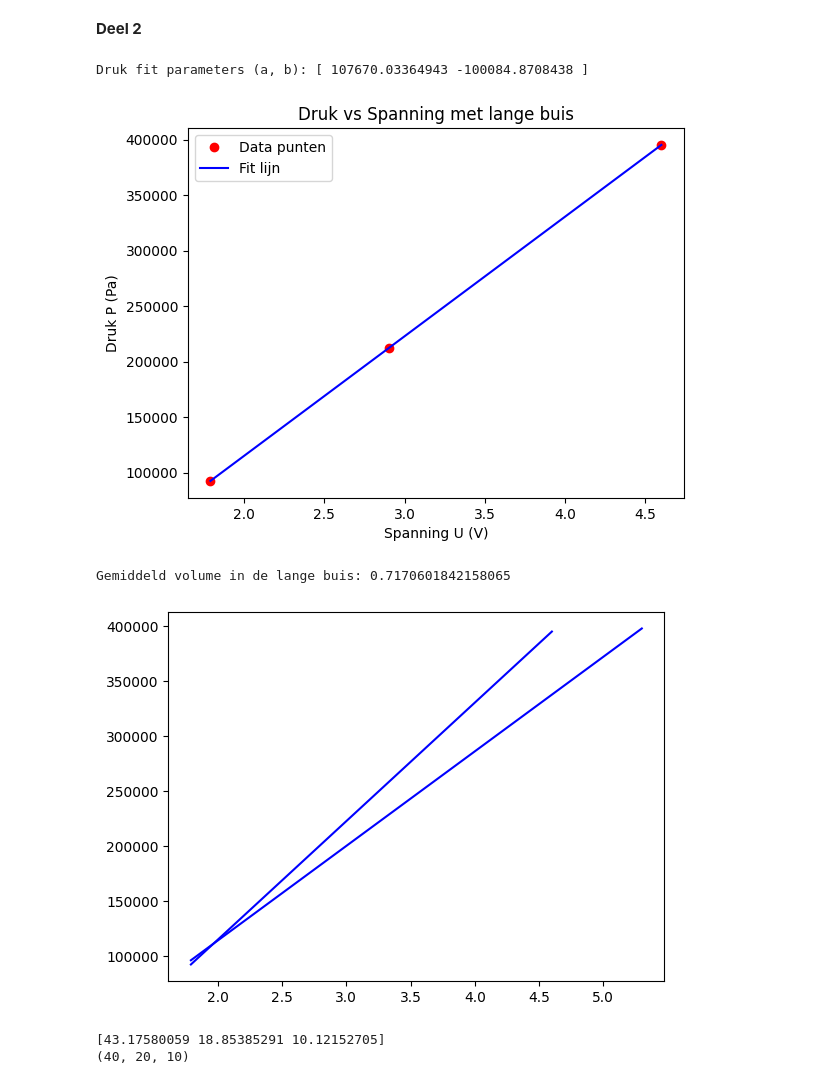
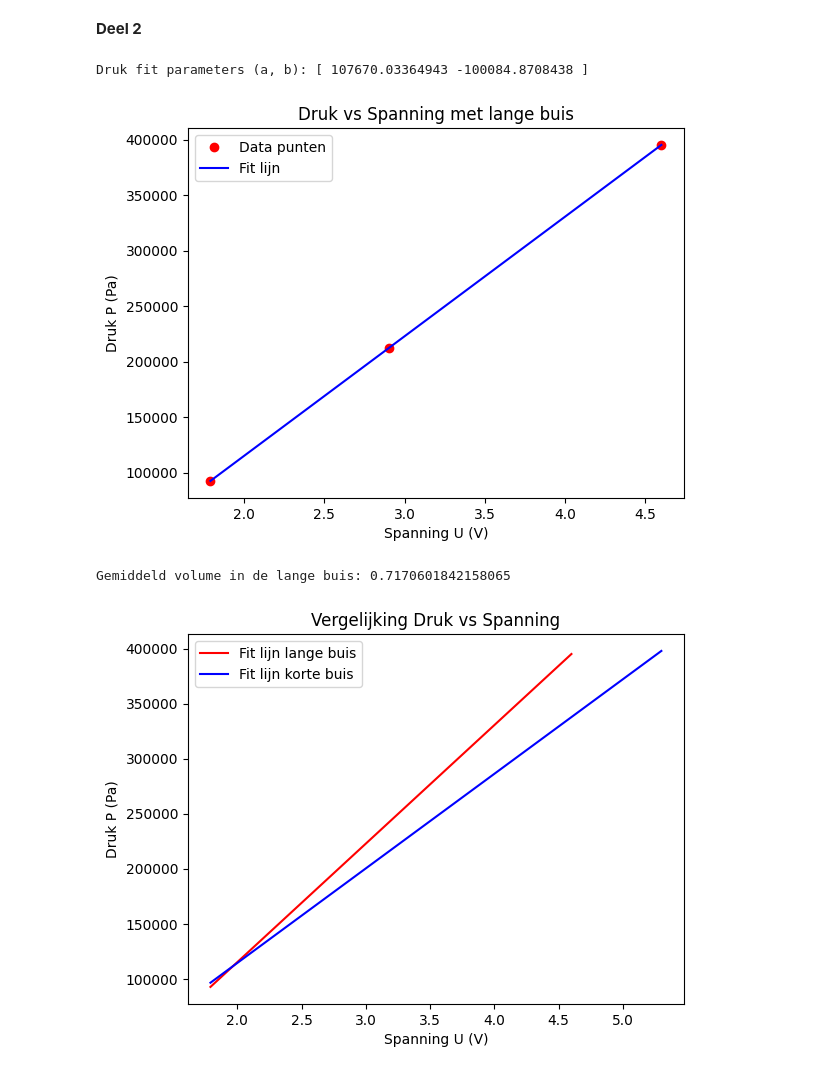
Before and after one commit to BNR33/001TASH, a Jupyter notebook: Content/Labs/5_druksensorijken.ipynb, the cells around one changed output. Drawn from its saved outputs; the diff is of its cells as text; code cells hidden in the pictures.

```diff
--- a/Content/Labs/5_druksensorijken.ipynb
+++ b/Content/Labs/5_druksensorijken.ipynb
@@ -112,6 +117,7 @@ Druk fit parameters (a, b): [ 85907.57019587 -57320.6124759 ]
 # %%
 #We zijn onze voltagemetingen kwijt geraakt door issues met pushen en pullen aan het eind van het experiment. We hebben data van een andere groep geleend om deze opdracht af te kunnen maken.
 
+# Geleende data met lange buis
 U1_2 = 1.79  # 40 ml
 U2_2 = 2.90  # 20 ml
 U3_2 = 4.60  # 10 ml
@@ -119,42 +125,41 @@ U3_2 = 4.60  # 10 ml
 U_arr_2 = np.array([U1_2, U2_2, U3_2])
 P_2 = 1 / 1.5 * P_3
 P_1 = 1 / 1.25 * P_3
 
+# Aangenomen dat de drukwaarden hetzelfde zijn als bij de korte buis
 par_d2, cov_d2 = curve_fit(func_druk, [U1_2, U2_2, U3_2], [P_3, P_4, P_5])
 print("Druk fit parameters (a, b):", par_d2)
 
 P_buis = func_druk(U_arr_2, *par_d2)
 
+# Plotten van de data en fit voor de lange buis
 plt.plot (U_arr_2, P_buis, 'ro', label='Data punten')
 plt.plot (U_arr_2, func_druk(U_arr_2, *par_d2), 'b-', label='Fit lijn')
 plt.xlabel('Spanning U (V)')
 plt.ylabel('Druk P (Pa)')
 plt.title('Druk vs Spanning met lange buis')
 plt.legend()
 plt.show()
 
+# Berekening van het volume in de lange buis
 V_arr_1 = (40, 20, 10)  # ml
 V_arr_2 = (P_arr * V_arr_1) / P_buis
 
 V_buis = V_arr_2 - V_arr_1
 V_buis_mean = np.mean(V_buis)
 print("Gemiddeld volume in de lange buis:", V_buis_mean)
 
+# Vergelijking van de twee fit lijnen
 plt.figure()
-plt.plot (U_arr_2, func_druk(U_arr_2, *par_d2), 'b-', label='Fit lijn')
-plt.plot (U_arr, func_druk(U_arr, *par_d), 'b-', label='Fit lijn')
+plt.plot (U_arr_2, func_druk(U_arr_2, *par_d2), 'r-', label='Fit lijn lange buis')
+plt.plot (U_arr, func_druk(U_arr, *par_d), 'b-', label='Fit lijn korte buis')
+plt.xlabel('Spanning U (V)')
+plt.ylabel('Druk P (Pa)')
+plt.title('Vergelijking Druk vs Spanning')
+plt.legend()
 plt.show()
-# def C(p, vtube, vspuit):
-#     return p(vtube + vspuit)
-
-# constant = np.mean(np.array([C(), C(), C()]))
-
-print(V_arr_2)
-print(V_arr_1)
 # %% [output]
 Druk fit parameters (a, b): [ 107670.03364943 -100084.8708438 ]
 [figure]
 Gemiddeld volume in de lange buis: 0.7170601842158065
-[figure, old version]
+[figure, new version]
-[43.17580059 18.85385291 10.12152705]
-(40, 20, 10)
```
Also changed, not shown: parts of 1 cell of this notebook, 4 other files.
